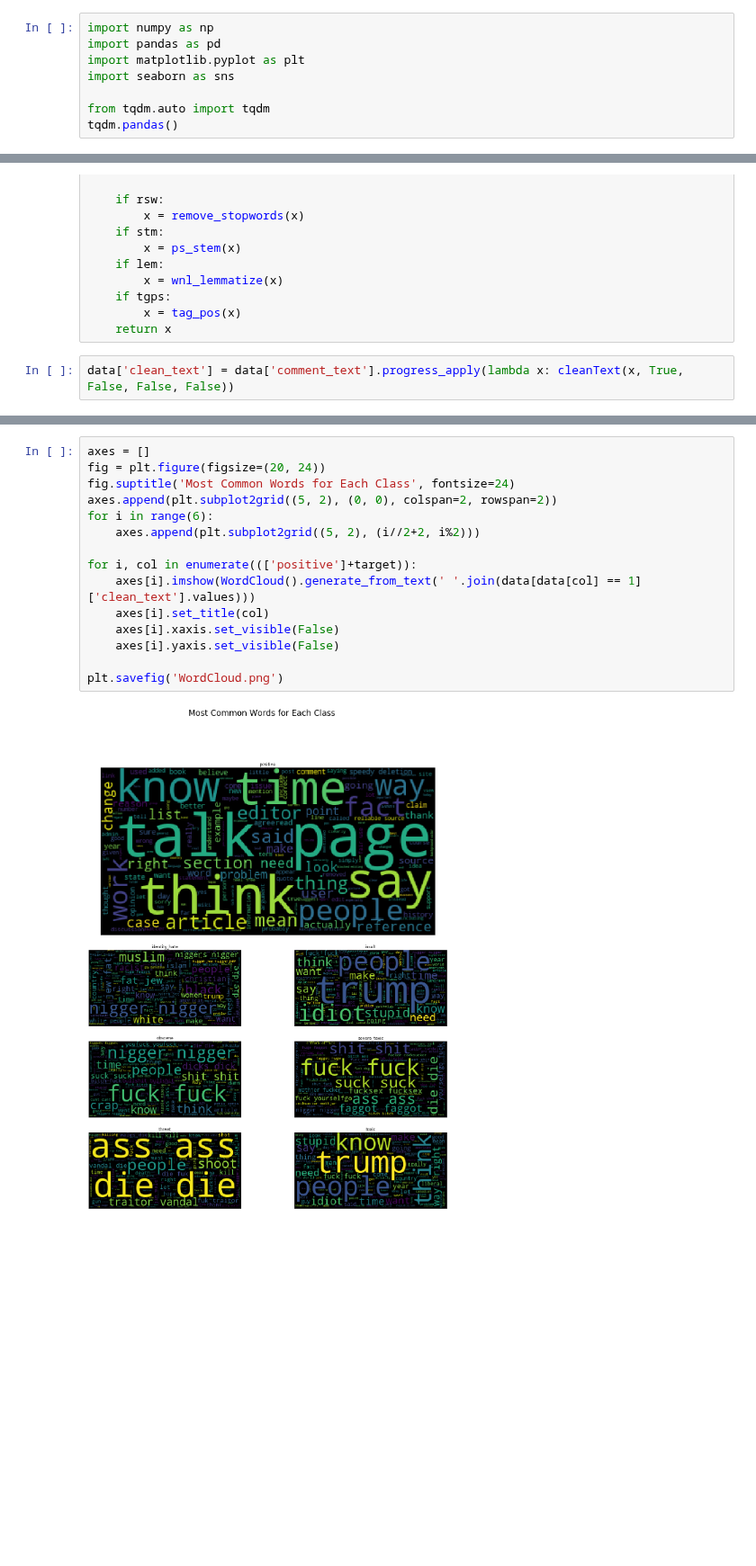
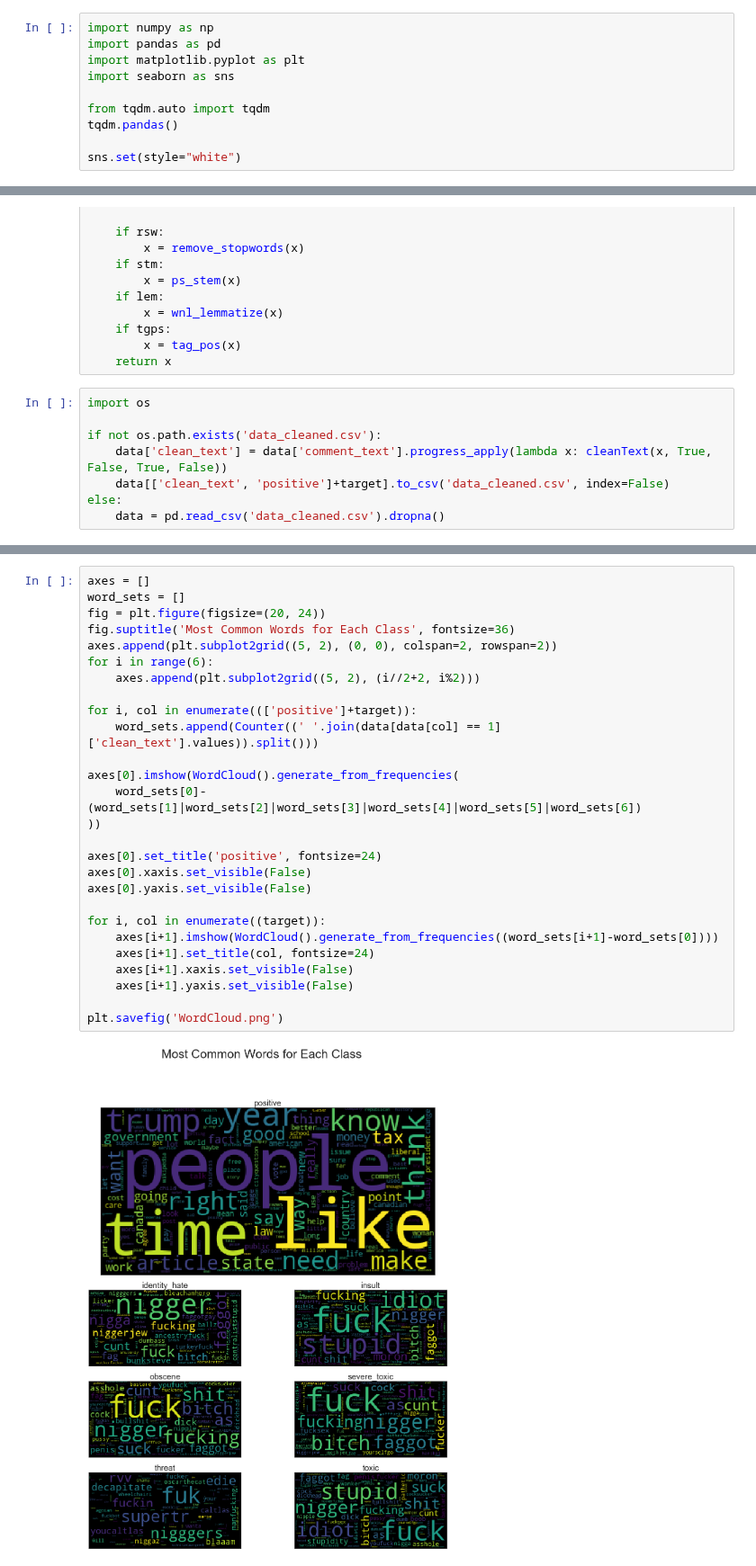
Before and after one commit to Ritvik19/Toxic-Comment-Classification, a Jupyter notebook: 01 EDA.ipynb, the cells around one changed output, grey strips where cells are left out. Shown at 90% size. Saved outputs shown, nothing was run; the diff lists cells and outputs as text; blank space fills up the shorter version.

```diff
--- a/01 EDA.ipynb
+++ b/01 EDA.ipynb
@@ -6,6 +6,8 @@ import seaborn as sns
 
 from tqdm.auto import tqdm
 tqdm.pandas()
+
+sns.set(style="white")
 # %%
 data = pd.read_csv('data.csv')
 # %%
@@ -160,4 +158,10 @@ def cleanText(x, rsw, stm, lem, tgps):
         x = tag_pos(x)
     return x
 # %%
-data['clean_text'] = data['comment_text'].progress_apply(lambda x: cleanText(x, True, False, False, False))
+import os
+
+if not os.path.exists('data_cleaned.csv'):
+    data['clean_text'] = data['comment_text'].progress_apply(lambda x: cleanText(x, True, False, True, False))
+    data[['clean_text', 'positive']+target].to_csv('data_cleaned.csv', index=False)
+else:
+    data = pd.read_csv('data_cleaned.csv').dropna()
@@ -168,17 +171,29 @@ from wordcloud import WordCloud
 # %%
 axes = []
+word_sets = []
 fig = plt.figure(figsize=(20, 24))
-fig.suptitle('Most Common Words for Each Class', fontsize=24)
+fig.suptitle('Most Common Words for Each Class', fontsize=36)
 axes.append(plt.subplot2grid((5, 2), (0, 0), colspan=2, rowspan=2))
 for i in range(6):
     axes.append(plt.subplot2grid((5, 2), (i//2+2, i%2)))
 
 for i, col in enumerate((['positive']+target)):
-    axes[i].imshow(WordCloud().generate_from_text(' '.join(data[data[col] == 1]['clean_text'].values)))
-    axes[i].set_title(col)
-    axes[i].xaxis.set_visible(False)
-    axes[i].yaxis.set_visible(False)
+    word_sets.append(Counter((' '.join(data[data[col] == 1]['clean_text'].values)).split()))
+
+axes[0].imshow(WordCloud().generate_from_frequencies(
+    word_sets[0]-(word_sets[1]|word_sets[2]|word_sets[3]|word_sets[4]|word_sets[5]|word_sets[6])
+))
+
+axes[0].set_title('positive', fontsize=24)
+axes[0].xaxis.set_visible(False)
+axes[0].yaxis.set_visible(False)
+
+for i, col in enumerate((target)):
+    axes[i+1].imshow(WordCloud().generate_from_frequencies((word_sets[i+1]-word_sets[0])))
+    axes[i+1].set_title(col, fontsize=24)
+    axes[i+1].xaxis.set_visible(False)
+    axes[i+1].yaxis.set_visible(False)
 
 plt.savefig('WordCloud.png')
 # %% [output]
-[figure, old version]
+[figure, new version]
```
Also changed, not shown: parts of 12 cells of this notebook, 12 other files.
